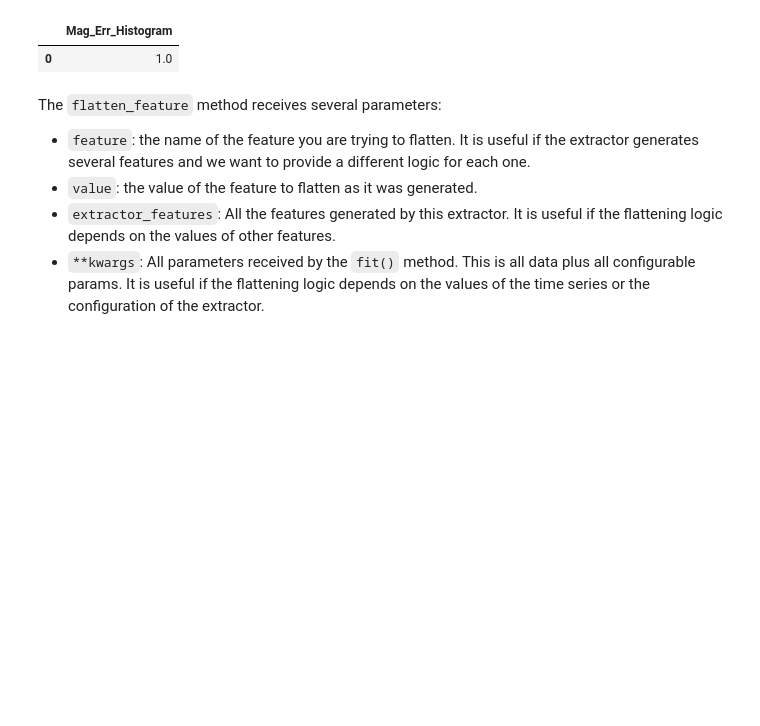
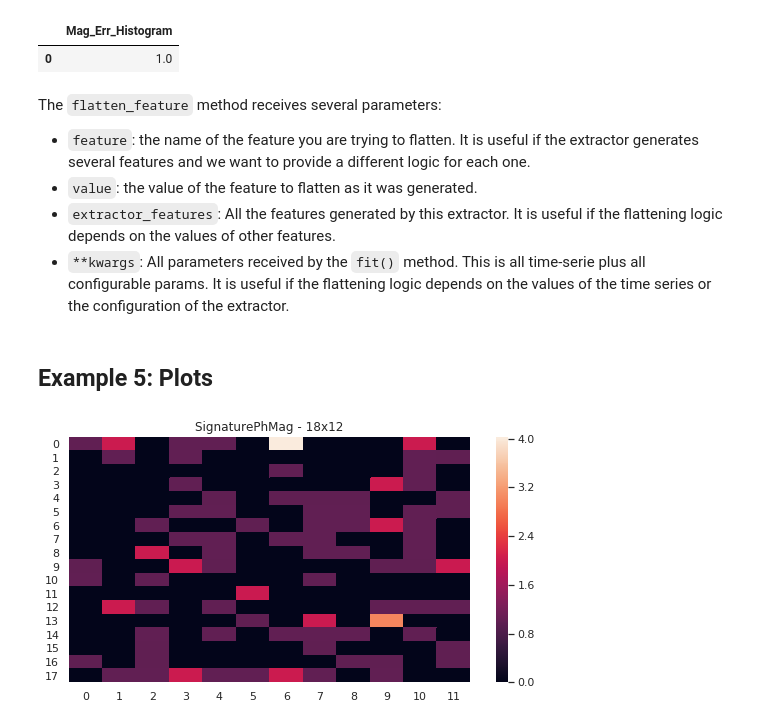
Before and after one commit to quatrope/feets, a Jupyter notebook: doc/source/extractors_tutorial.ipynb, the cells around one changed output. Saved outputs shown, nothing was run; the diff lists cells and outputs as text; code cells hidden in the pictures; blank space fills up the shorter version.

Commit message:
plot api and plot for signature ending

```diff
--- a/doc/source/extractors_tutorial.ipynb
+++ b/doc/source/extractors_tutorial.ipynb
@@ -346,4 +346,17 @@ The `flatten_feature` method receives several parameters:
 - `feature`: the name of the feature you are trying to flatten. It is useful if the extractor generates several features and we want to provide a different logic for each one.
 - `value`: the value of the feature to flatten as it was generated.
 - `extractor_features`: All the features generated by this extractor. It is useful if the flattening logic depends on the values of other features.
-- `**kwargs`: All parameters received by the `fit()` method. This is all data plus all configurable params. It is useful if the flattening logic depends on the values of the time series or the configuration of the extractor.
+- `**kwargs`: All parameters received by the `fit()` method. This is all time-serie plus all configurable params. It is useful if the flattening logic depends on the values of the time series or the configuration of the extractor.
+# %% [markdown]
+## Example 5: Plots
+# %%
+time = np.arange(100) + np.random.normal(size=100, loc=10)
+magnitude = np.random.uniform(12, 14, size=100)
+error = np.random.normal(size=100)
+# %%
+fs = feets.FeatureSpace(data=["magnitude", "time", "error"])
+rs = fs.extract(time=time, magnitude=magnitude, error=error)
+
+rs.plot("SignaturePhMag");
+# %% [output]
+[figure, added]
```
Also changed, not shown: parts of 2 cells of this notebook, 5 other files.
